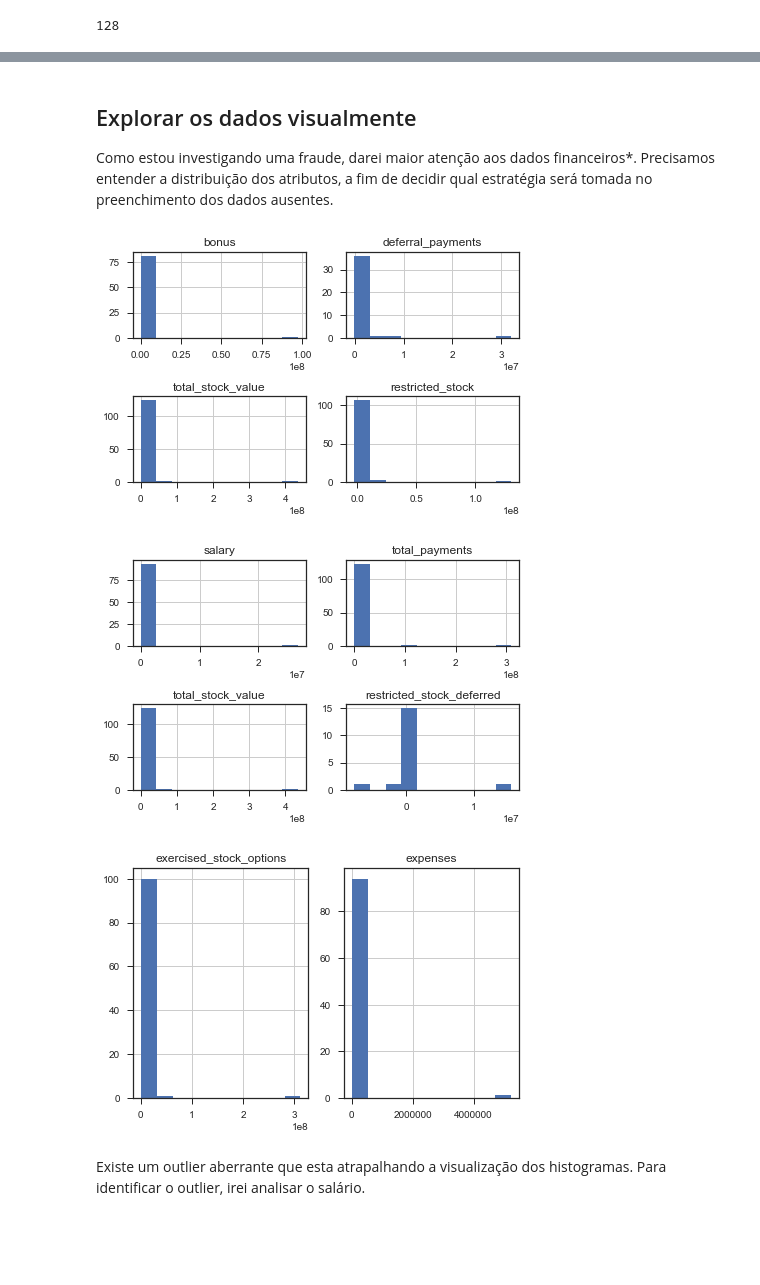
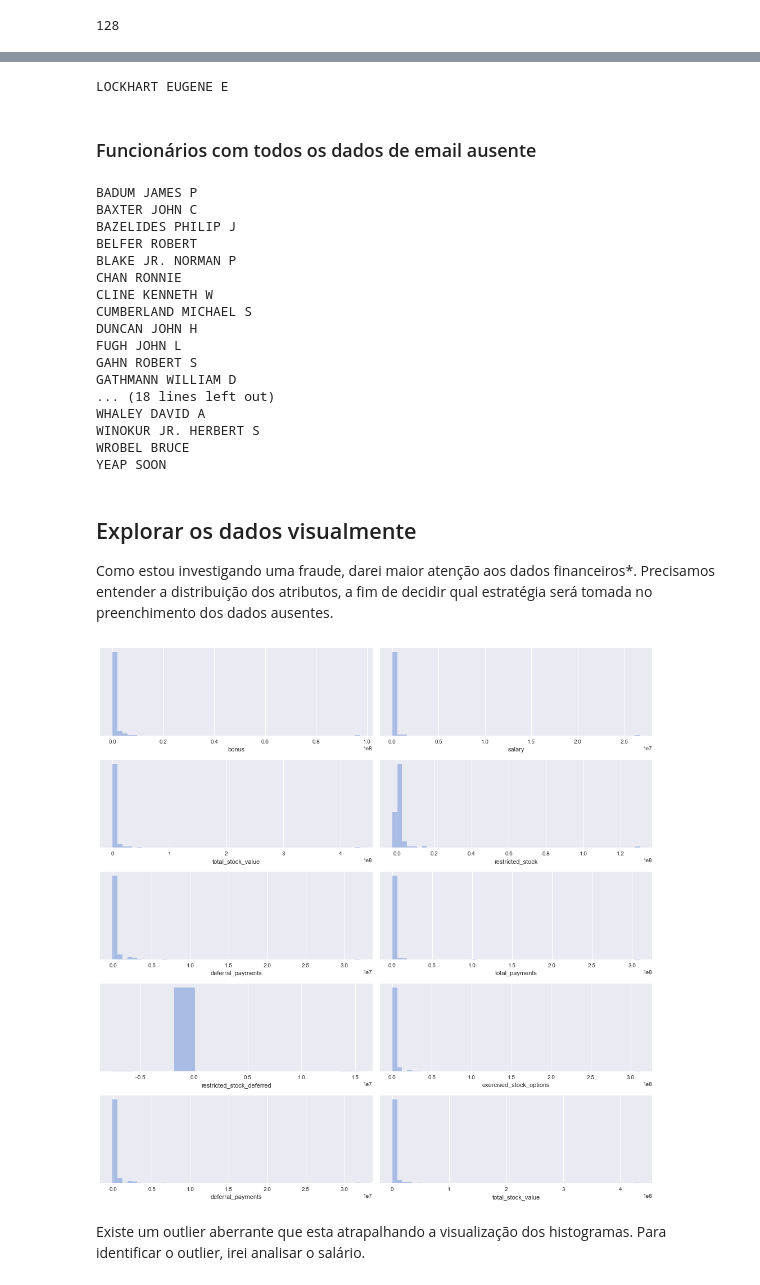
Before and after one commit to vyniciuss/enron_machine_learning, a Jupyter notebook: Projeto investigação Enron.ipynb, the cells around one changed output, grey strips where cells are left out. Drawn from its saved outputs; the diff is of its cells as text; code cells hidden in the pictures; blank space fills up the shorter version.

```diff
--- a/Projeto investigação Enron.ipynb
+++ b/Projeto investigação Enron.ipynb
@@ -267,18 +258,75 @@ len(df[df.poi.isin([False])])
+# %%
+df_financial = df_enron[att_financeiros]
+index = 0
+for total in pd.isnull(df_financial).sum(axis = 1):
+    if total == len(att_financeiros):
+        print df_enron.iloc[index]['nome']
+    index += 1
+# %% [output]
+LOCKHART EUGENE E
+# %% [markdown]
+### Funcionários com todos os dados de email ausente
+# %%
+df_mail = df_enron[att_email]
+
+index = 0
+for total in pd.isnull(df_mail).sum(axis = 1):
+    if total == len(att_email):
+        print df_enron.iloc[index]['nome']
+    index += 1
+# %% [output]
+BADUM JAMES P
+BAXTER JOHN C
+BAZELIDES PHILIP J
+BELFER ROBERT
+BLAKE JR. NORMAN P
+CHAN RONNIE
+CLINE KENNETH W
+CUMBERLAND MICHAEL S
+DUNCAN JOHN H
+FUGH JOHN L
+GAHN ROBERT S
+GATHMANN WILLIAM D
+... (18 lines left out)
+WHALEY DAVID A
+WINOKUR JR. HERBERT S
+WROBEL BRUCE
+YEAP SOON
 # %% [markdown]
 ## Explorar os dados visualmente
 
 
 Como estou investigando uma fraude, darei maior atenção aos dados financeiros*. Precisamos entender a distribuição dos atributos, a fim de decidir qual estratégia será tomada no preenchimento dos dados ausentes.
-# %%
-draw_histograms(df, ['bonus','deferral_payments','total_stock_value','restricted_stock'], 2, 2)
-
-draw_histograms(df, ['salary','total_payments','total_stock_value','restricted_stock_deferred'], 2, 2)
-
-draw_histograms(df, ['exercised_stock_options','expenses'], 1, 2)
-# %% [output]
-[figure, removed]
-[figure, removed]
-[figure, removed]
+# %%
+sns.set(style="darkgrid", palette="muted", color_codes=True)
+# Configura o matplotlib figure
+f, axes = plt.subplots(5, 2, figsize=(14, 14))
+sns.despine(left=True)
+#linh 1 coluna 1
+sns.distplot(df['bonus'].fillna(0.0), kde=False, color="b", ax=axes[0, 0])
+#linh 1 coluna 2
+sns.distplot(df['salary'].fillna(0.0), kde=False, color="b", ax=axes[0, 1])
+#linh 2 coluna 1
+sns.distplot(df['total_stock_value'].fillna(0.0), kde=False, color="b", ax=axes[1, 0])
+#linh 2 coluna 2
+sns.distplot(df['restricted_stock'].fillna(0.0), kde=False, color="b", ax=axes[1, 1])
+#linh 3 coluna 1
+sns.distplot(df['deferral_payments'].fillna(0.0), kde=False, color="b", ax=axes[2, 0])
+#linh 3 coluna 2
+sns.distplot(df['total_payments'].fillna(0.0), kde=False, color="b", ax=axes[2, 1])
+#linh 4 coluna 1
+sns.distplot(df['restricted_stock_deferred'].fillna(0.0), kde=False, color="b", ax=axes[3, 0])
+#linh 4 coluna 2
+sns.distplot(df['exercised_stock_options'].fillna(0.0), kde=False, color="b", ax=axes[3, 1])
+#linh 5 coluna 1
+sns.distplot(df['deferral_payments'].fillna(0.0), kde=False, color="b", ax=axes[4, 0])
+#linh 5 coluna 2
+sns.distplot(df['total_stock_value'].fillna(0.0), kde=False, color="b", ax=axes[4, 1])
+
+plt.setp(axes, yticks=[])
+plt.tight_layout()
+# %% [output]
+[figure, added]
 # %% [markdown]
 Existe um outlier aberrante que esta atrapalhando a visualização dos histogramas. Para identificar o outlier, irei analisar o salário.
 # %%
```
Also changed, not shown: parts of 12 cells of this notebook.
